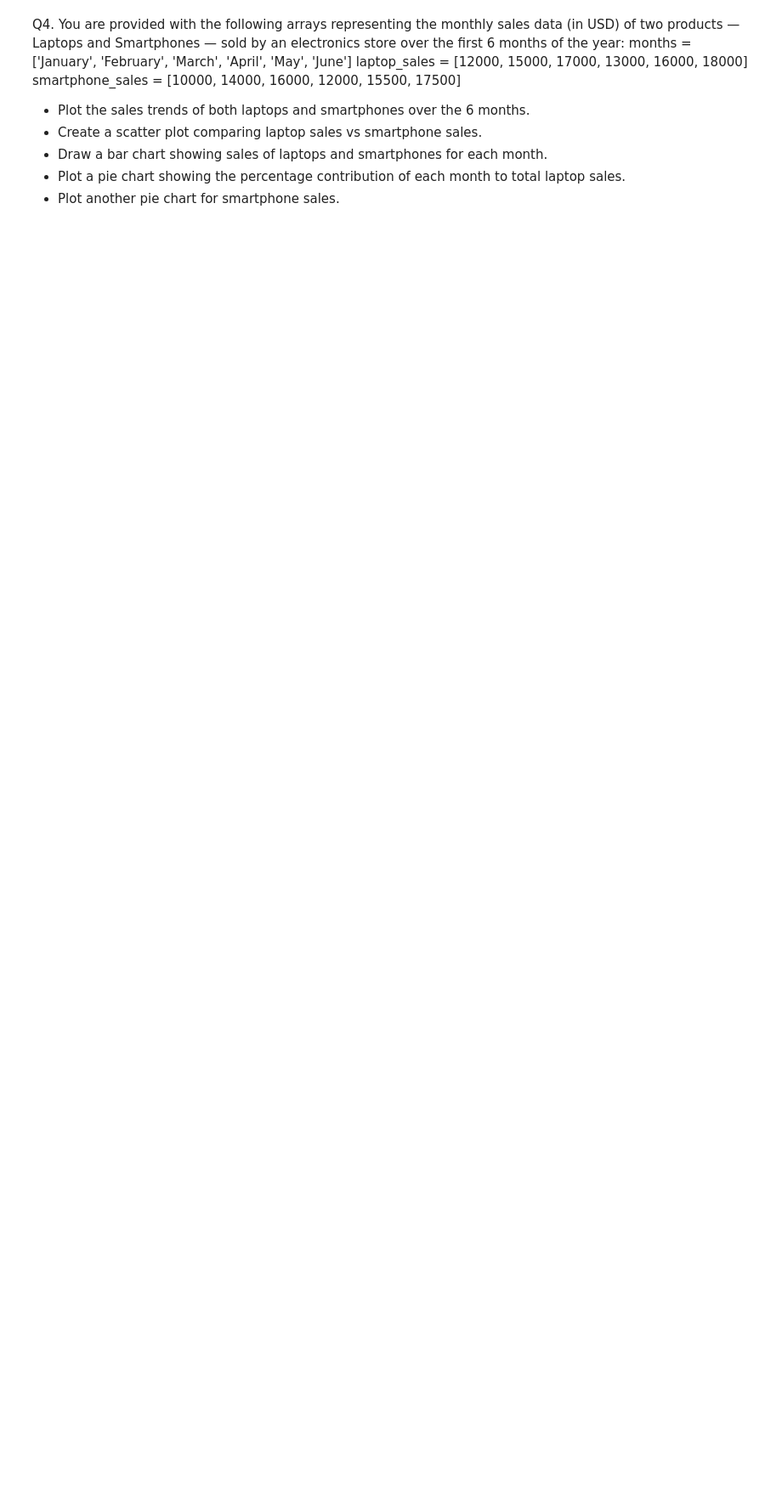
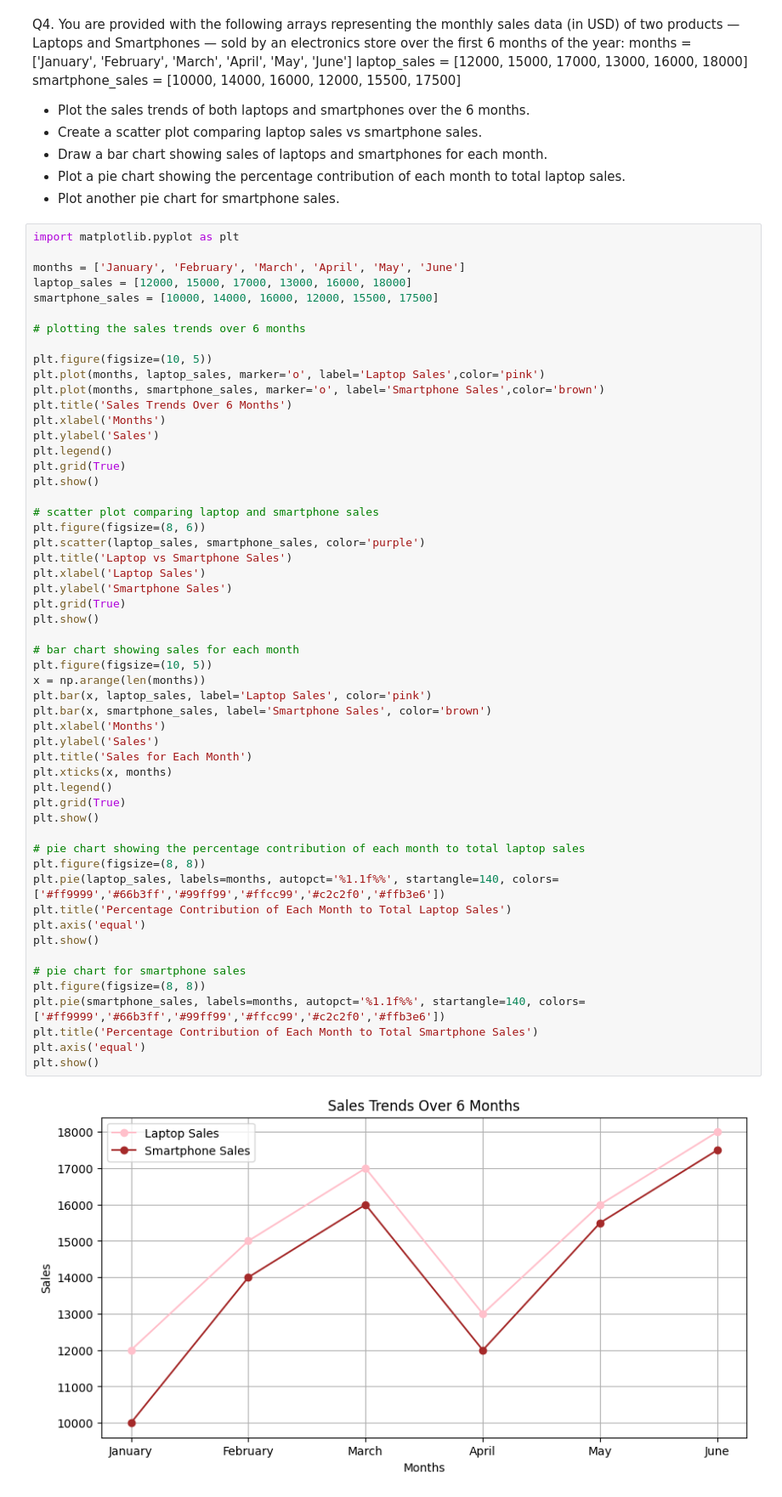
Before and after one commit to Nirika-Lamichhane/DataMiningLab2083, a Jupyter notebook: lab2.ipynb, the cells around one changed output. Shown at 85% size. Cells and saved outputs as stored; diff of their text form; blank space fills up the shorter version.

```diff
--- a/lab2.ipynb
+++ b/lab2.ipynb
@@ -23,3 +89,59 @@ smartphone_sales = [10000, 14000, 16000, 12000, 15500, 17500]
 - Plot a pie chart showing the percentage contribution of each month to total
 laptop sales.
 - Plot another pie chart for smartphone sales.
+# %%
+import matplotlib.pyplot as plt
+
+months = ['January', 'February', 'March', 'April', 'May', 'June']
+laptop_sales = [12000, 15000, 17000, 13000, 16000, 18000]
+smartphone_sales = [10000, 14000, 16000, 12000, 15500, 17500]
+
+# plotting the sales trends over 6 months
+
+plt.figure(figsize=(10, 5))
+plt.plot(months, laptop_sales, marker='o', label='Laptop Sales',color='pink')
+plt.plot(months, smartphone_sales, marker='o', label='Smartphone Sales',color='brown')
+plt.title('Sales Trends Over 6 Months')
+plt.xlabel('Months')
+plt.ylabel('Sales')
+plt.legend()
+plt.grid(True)
+plt.show()
+
+# scatter plot comparing laptop and smartphone sales
+plt.figure(figsize=(8, 6))
+plt.scatter(laptop_sales, smartphone_sales, color='purple')
+plt.title('Laptop vs Smartphone Sales')
+plt.xlabel('Laptop Sales')
+plt.ylabel('Smartphone Sales')
+plt.grid(True)
+plt.show()
+
+# bar chart showing sales for each month
+plt.figure(figsize=(10, 5))
+x = np.arange(len(months))
+plt.bar(x, laptop_sales, label='Laptop Sales', color='pink')
+plt.bar(x, smartphone_sales, label='Smartphone Sales', color='brown')
+plt.xlabel('Months')
+plt.ylabel('Sales')
+plt.title('Sales for Each Month')
+plt.xticks(x, months)
+plt.legend()
+plt.grid(True)
+plt.show()
+
+# pie chart showing the percentage contribution of each month to total laptop sales
+plt.figure(figsize=(8, 8))
+plt.pie(laptop_sales, labels=months, autopct='%1.1f%%', startangle=140, colors=['#ff9999','#66b3ff','#99ff99','#ffcc99','#c2c2f0','#ffb3e6'])
+plt.title('Percentage Contribution of Each Month to Total Laptop Sales')
+plt.axis('equal')
+plt.show()
+
+# pie chart for smartphone sales
+plt.figure(figsize=(8, 8))
+plt.pie(smartphone_sales, labels=months, autopct='%1.1f%%', startangle=140, colors=['#ff9999','#66b3ff','#99ff99','#ffcc99','#c2c2f0','#ffb3e6'])
+plt.title('Percentage Contribution of Each Month to Total Smartphone Sales')
+plt.axis('equal')
+plt.show()
+# %% [output]
+[figure, added]
```
Also changed, not shown: parts of 4 cells of this notebook.
